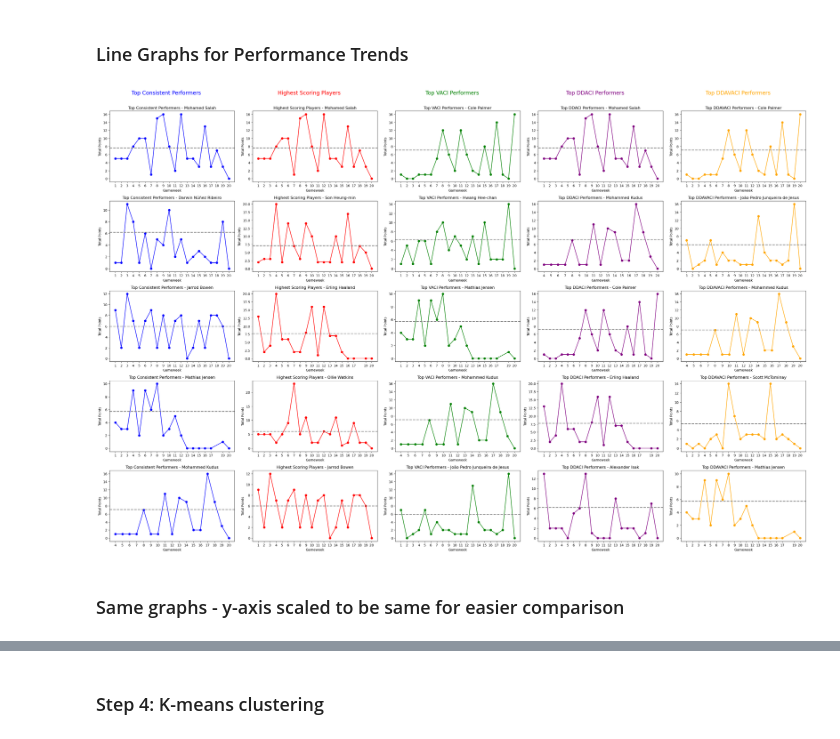
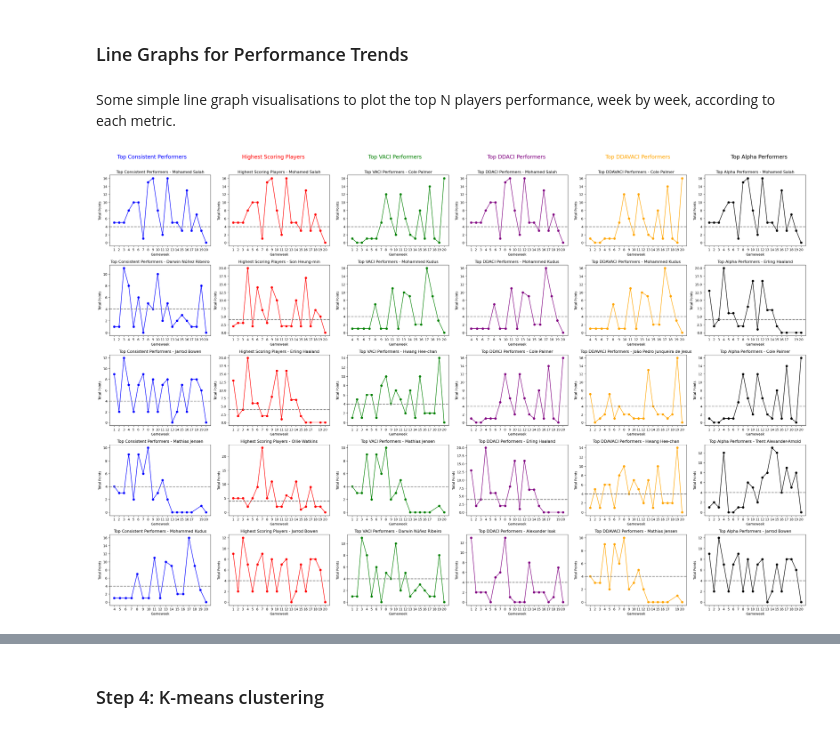
Before and after one commit to evgeni-g-georgiev/FPLproject, a Jupyter notebook: data_visualisation.ipynb, the cells around one changed output, grey strips where cells are left out. Saved outputs shown, nothing was run; the diff lists cells and outputs as text; code cells hidden in the pictures.

```diff
--- a/data_visualisation.ipynb
+++ b/data_visualisation.ipynb
@@ -450,16 +454,13 @@ Formula: $DDAVACI = \frac{\text{Average Points}^2}{\sqrt[3]{\text{Downside Devia
 
 Interpretation: Combines the value aspect with a focus on consistency in performance, penalizing players more for underperforming relative to their average.
 # %%
-# Adjustable filters (same as in Step 2)
-min_appearances = 10  # Minimum number of appearances
-min_avg_points = 3   # Minimum average points per game
-
 # Filter out players based on minimum appearances and average points
 filtered_player_stats_ddavaci = player_stats[(player_stats['appearances'] >= min_appearances) &
                                              (player_stats['average_points'] >= min_avg_points)].copy()
 
 # Calculate the Downside Deviation Adjusted Value Adjusted Consistency Index (DDAVACI)
-filtered_player_stats_ddavaci['DDAVACI'] = (filtered_player_stats_ddavaci['average_points'] ** 2) / (np.cbrt(filtered_player_stats_ddavaci['downside_deviation'].replace(0, np.nan)) * filtered_player_stats_ddavaci['latest_price'])
+#filtered_player_stats_ddavaci['DDAVACI'] = (filtered_player_stats_ddavaci['average_points'] ** 2) / (np.cbrt(filtered_player_stats_ddavaci['downside_deviation'].replace(0, np.nan)) * filtered_player_stats_ddavaci['latest_price'])
+filtered_player_stats_ddavaci['DDAVACI'] = (filtered_player_stats_ddavaci['average_points'] ** 2) / (np.cbrt(filtered_player_stats_ddavaci['downside_deviation'].replace(0, np.nan)) * np.sqrt(filtered_player_stats_ddavaci['latest_price'].replace(0, np.nan)))
 
 # Display top performers based on DDAVACI
 top_value_players_ddavaci = filtered_player_stats_ddavaci.sort_values(by='DDAVACI', ascending=False).head(10)
@@ -480,0 +632,9 @@ Top 10 Players Based on DDAVACI:
+# %%
+# Extract relevant columns from alpha_scores
+alpha_metrics = alpha_scores[['player_id', 'penalty_factor', 'Alpha_Metric']]
+
+# Merge with player_stats
+player_stats_updated = player_stats.merge(alpha_metrics, on='player_id', how='left')
+player_stats = player_stats_updated
+# Now player_stats_updated will have the penalty_factor and Alpha_Metric columns added
+player_stats
@@ -631,5 +862,15 @@ scatter_plot_with_labels(player_stats, top_n=100, min_appearances=5, min_avg_poi
 # %% [markdown]
 ### Line Graphs for Performance Trends
+# %% [markdown]
+Some simple line graph visualisations to plot the top N players performance, week by week, according to each metric.
+# %%
+# you can set top_n here:
+
+top_n = 5
+
+# horizontal dotted line corresponds to minimum threshold X =4, you can adjust this too if you want:
+
+custom_y = 4
 # %%
 # Concatenate all non-empty gameweek dataframes
 all_gameweeks_df = pd.concat([df for df in loaded_gameweek_dataframes.values() if not df.empty])
@@ -637,11 +878,11 @@ all_gameweeks_df = pd.concat([df for df in loaded_gameweek_dataframes.values() i
 # Ensure that the dataframe is sorted by gameweek for each player
 all_gameweeks_df.sort_values(by=['player_id', 'round'], inplace=True)
 # %%
-def plot_grouped_performance_trends(all_gameweeks_df, group1_df, group2_df, group3_df, group4_df, group5_df, top_n, group_titles, colors):
-    fig, axes = plt.subplots(nrows=top_n, ncols=5, figsize=(30, top_n * 4))
+def plot_grouped_performance_trends(all_gameweeks_df, group1_df, group2_df, group3_df, group4_df, group5_df, group6_df, top_n, group_titles, colors, custom_y):
+    fig, axes = plt.subplots(nrows=top_n, ncols=6, figsize=(30, top_n * 4))
 
     # Groups: Top Consistent, Highest Scoring, Top VACI, Top DDACI, and Top DDAVACI
-    groups = [group1_df, group2_df, group3_df, group4_df, group5_df]
+    groups = [group1_df, group2_df, group3_df, group4_df, group5_df, group6_df]
 
     for i in range(top_n):
         for j, group_df in enumerate(groups):
@@ -653,39 +894,38 @@ def plot_grouped_performance_trends(all_gameweeks_df, group1_df, group2_df, grou
 
                 # Use the pre-calculated average points for this player
                 average_points = player_row['average_points']
 
                 axes[i, j].plot(player_data['round'], player_data['total_points'], marker='o', color=colors[j])
-                axes[i, j].axhline(y=average_points, color='gray', linestyle='--', lw=2)  # Horizontal line for average points
+                axes[i, j].axhline(y=custom_y, color='gray', linestyle='--', lw=2)  # Horizontal line for average points
                 axes[i, j].set_title(f"{group_titles[j]} - {player_name}")
                 axes[i, j].set_xlabel("Gameweek")
                 axes[i, j].set_ylabel("Total Points")
                 axes[i, j].set_xticks(player_data['round'])
             else:
                 axes[i, j].axis('off')
 
     for j, title in enumerate(group_titles):
-        plt.figtext(0.20 * j + 0.10, 0.97, title, ha='center', va='center', fontsize=16, color=colors[j])
+        plt.figtext(0.17 * j + 0.08, 0.97, title, ha='center', va='center', fontsize=16, color=colors[j])
 
     plt.tight_layout(rect=[0, 0, 1, 0.95])
     plt.show()
 
 # Example usage with the same parameters as before
 
 
 # Example Usage
-top_n = 5  # Adjust as needed
-group_titles = ["Top Consistent Performers", "Highest Scoring Players", "Top VACI Performers", "Top DDACI Performers", "Top DDAVACI Performers"]
-colors = ["blue", "red", "green", "purple", "orange"]
+group_titles = ["Top Consistent Performers", "Highest Scoring Players", "Top VACI Performers", "Top DDACI Performers", "Top DDAVACI Performers", "Top Alpha Performers"]
+colors = ["blue", "red", "green", "purple", "orange", "black"]
+
 
 # DataFrames for each group
 top_consistent_players = top_performers_adjusted.head(top_n)
 top_scoring_players = player_stats.sort_values(by='total_points', ascending=False).head(top_n)
 top_vaci_players = top_value_players_revised.head(top_n)
 top_ddaci_players = top_performers_ddaci.head(top_n)
 top_ddavaci_players = top_value_players_ddavaci.head(top_n)
+top_alpha_players = top_value_players_alpha_metric.head(top_n)
 
-plot_grouped_performance_trends(all_gameweeks_df, top_consistent_players, top_scoring_players, top_vaci_players, top_ddaci_players, top_ddavaci_players, top_n, group_titles, colors)
+plot_grouped_performance_trends(all_gameweeks_df, top_consistent_players, top_scoring_players, top_vaci_players, top_ddaci_players, top_ddavaci_players, top_alpha_players, top_n, group_titles, colors, custom_y)
 # %% [output]
-[figure, old version]
+[figure, new version]
-# %% [markdown]
-### Same graphs - y-axis scaled to be same for easier comparison
```
Also changed, not shown: parts of 76 cells of this notebook.
